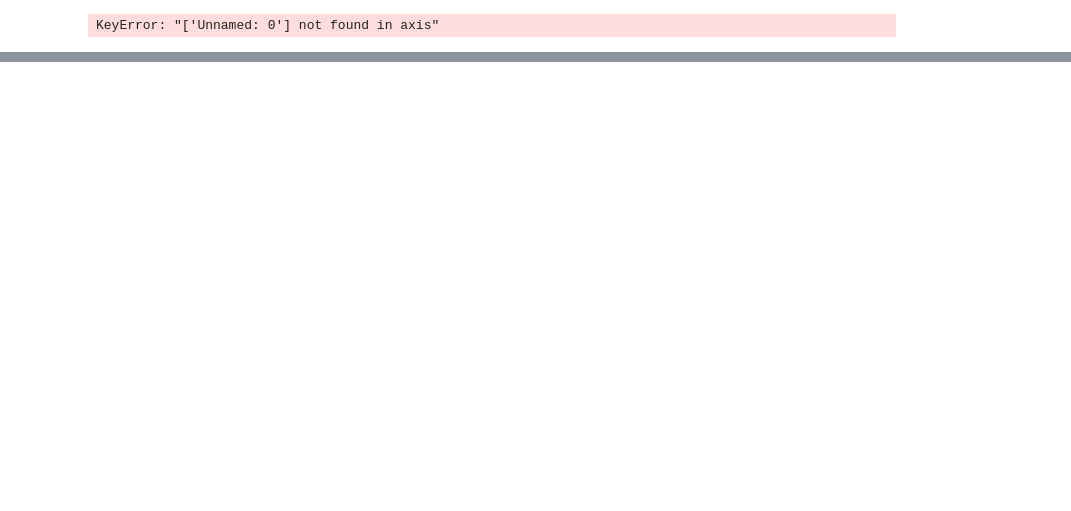
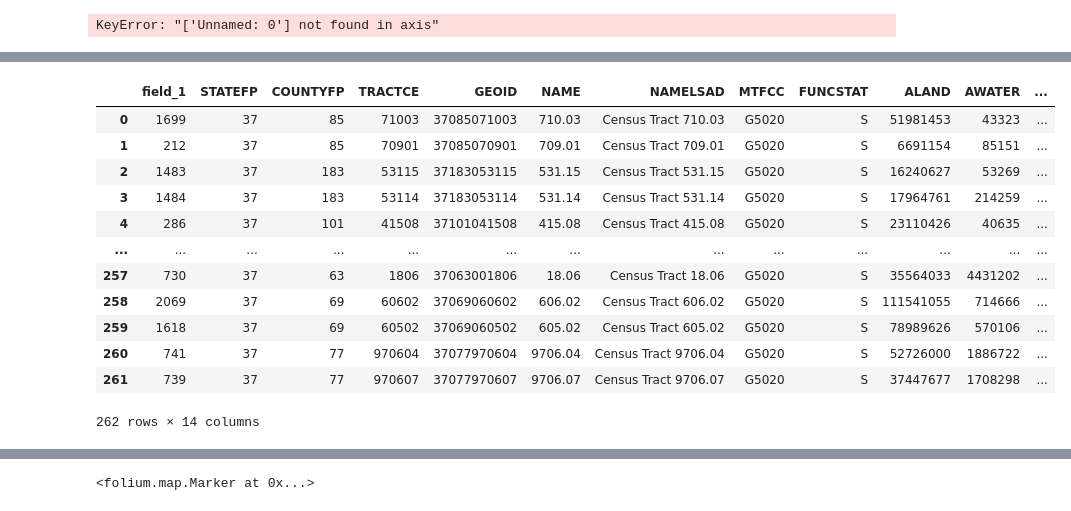
Before and after one commit to cmnottin/Final_Project, a Jupyter notebook: storymap_updated.ipynb, the cells around one changed output, grey strips where cells are left out. Drawn from its saved outputs; the diff is of its cells as text; code cells hidden in the pictures; blank space fills up the shorter version.

Commit message:
point updates

```diff
--- a/storymap_updated.ipynb
+++ b/storymap_updated.ipynb
@@ -251,6 +251,22 @@ SIgeo = gpd.read_file('C:/Users/cecin/GIS495/_FinalProject/Hope/geojson/SIgeo.ge
 Clipgeo = gpd.read_file('C:/Users/cecin/GIS495/_FinalProject/Hope/geojson/ClipGEO.geojson')
 # %%
 CLIP = Clipgeo.rename(columns={'INTPTLAT': 'Y', 'INTPTLON': 'X'})
+# %%
+CLIP
+# %% [output]
+|  | field_1 | STATEFP | COUNTYFP | TRACTCE | GEOID | NAME | NAMELSAD | MTFCC | FUNCSTAT | ALAND | AWATER | ... |
+| 0 | 1699 | 37 | 85 | 71003 | 37085071003 | 710.03 | Census Tract 710.03 | G5020 | S | 51981453 | 43323 | ... |
+| 1 | 212 | 37 | 85 | 70901 | 37085070901 | 709.01 | Census Tract 709.01 | G5020 | S | 6691154 | 85151 | ... |
+| 2 | 1483 | 37 | 183 | 53115 | 37183053115 | 531.15 | Census Tract 531.15 | G5020 | S | 16240627 | 53269 | ... |
+| 3 | 1484 | 37 | 183 | 53114 | 37183053114 | 531.14 | Census Tract 531.14 | G5020 | S | 17964761 | 214259 | ... |
+| 4 | 286 | 37 | 101 | 41508 | 37101041508 | 415.08 | Census Tract 415.08 | G5020 | S | 23110426 | 40635 | ... |
+| ... | ... | ... | ... | ... | ... | ... | ... | ... | ... | ... | ... | ... |
+| 257 | 730 | 37 | 63 | 1806 | 37063001806 | 18.06 | Census Tract 18.06 | G5020 | S | 35564033 | 4431202 | ... |
+| 258 | 2069 | 37 | 69 | 60602 | 37069060602 | 606.02 | Census Tract 606.02 | G5020 | S | 111541055 | 714666 | ... |
+| 259 | 1618 | 37 | 69 | 60502 | 37069060502 | 605.02 | Census Tract 605.02 | G5020 | S | 78989626 | 570106 | ... |
+| 260 | 741 | 37 | 77 | 970604 | 37077970604 | 9706.04 | Census Tract 9706.04 | G5020 | S | 52726000 | 1886722 | ... |
+| 261 | 739 | 37 | 77 | 970607 | 37077970607 | 9706.07 | Census Tract 9706.07 | G5020 | S | 37447677 | 1708298 | ... |
+262 rows × 14 columns
 # %%
 import folium
 
@@ -280,3 +296,16 @@ folium.LayerControl().add_to(m)
 m
 # %% [output]
 [interactive output not drawn]
+# %%
+for idx, row in CLIP.iterrows():
+#  Get lat and lon of points
+   lon = row['X']
+   lat = row['Y']
+
+#     # Get college information
+#EJ_name = row['NAMELSAD']
+
+    #Add markers to the map
+folium.Marker([lat,lon], popup=['marker']).add_to(m)
+# %% [output]
+<folium.map.Marker at 0x...>
```
Also changed, not shown: parts of 1 cell of this notebook.
